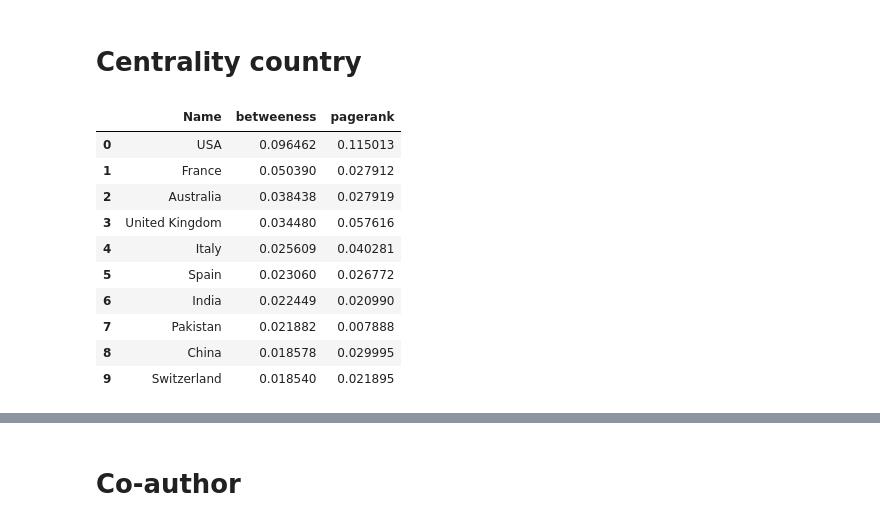
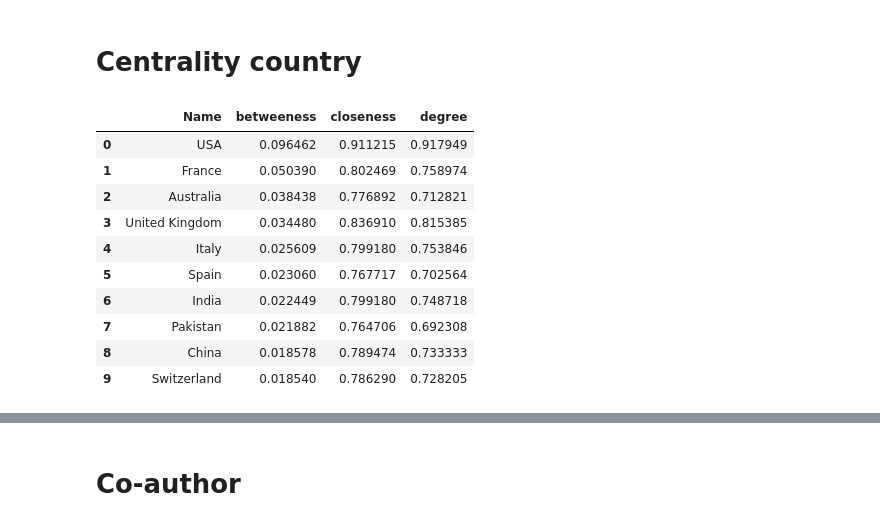
Before and after one commit to schneeboat/ana_2020, a Jupyter notebook: bibliographic_cov19_2020.ipynb, the cells around one changed output, grey strips where cells are left out. Cells and saved outputs as stored; diff of their text form; code cells hidden in the pictures.

```diff
--- a/bibliographic_cov19_2020.ipynb
+++ b/bibliographic_cov19_2020.ipynb
@@ -866,10 +874,13 @@ def centrality(G):
     largest_cc = max(nx.connected_components(G), key=len)
     S = G.subgraph(largest_cc).copy()
     bet_cen = nx.betweenness_centrality(S)
-    pagerank = nx.pagerank(S)
+    deg=nx.degree_centrality(S)
+    clo = nx.closeness_centrality(S)
     betweeness = pd.DataFrame(sorted(bet_cen.items(), key=lambda item: item[1], reverse=True), columns=['Name','betweeness']).reset_index(drop=True)
-    pgrk = pd.DataFrame(sorted(pagerank.items(), key=lambda item: item[1], reverse=True), columns=['Name','pagerank']).reset_index(drop=True)
-    return pd.merge(betweeness,pgrk,on='Name',how='outer').sort_values(by=['betweeness','pagerank'], ascending=False).head(10)
+    closeness = pd.DataFrame(sorted(clo.items(), key=lambda item: item[1], reverse=True), columns=['Name','closeness']).reset_index(drop=True)
+    degree = pd.DataFrame(sorted(deg.items(), key=lambda item: item[1], reverse=True), columns=['Name','degree']).reset_index(drop=True)
+    pd1 = pd.merge(betweeness,closeness,on='Name',how='outer').sort_values(by=['betweeness','closeness'], ascending=False).head(10)
+    return pd.merge(pd1, degree,on='Name',how='outer').sort_values(by=['betweeness','closeness','degree'], ascending=False).head(10)
 # %%
 #centrality_au = centrality(nw_author)
 #centrality_au.to_excel('/content/drive/MyDrive/cen_au.xlsx')
@@ -906,19 +905,18 @@ nx.number_connected_components(nw_institute)
 # Centrality country
 # %%
 centrality_country = centrality(nw_country)
-centrality_country.to_excel('/content/drive/MyDrive/cen_cntry.xlsx')
 centrality_country
 # %% [output]
-|  | Name | betweeness | pagerank |
-| 0 | USA | 0.096462 | 0.115013 |
-| 1 | France | 0.050390 | 0.027912 |
-| 2 | Australia | 0.038438 | 0.027919 |
-| 3 | United Kingdom | 0.034480 | 0.057616 |
-| 4 | Italy | 0.025609 | 0.040281 |
-| 5 | Spain | 0.023060 | 0.026772 |
-| 6 | India | 0.022449 | 0.020990 |
-| 7 | Pakistan | 0.021882 | 0.007888 |
-| 8 | China | 0.018578 | 0.029995 |
-| 9 | Switzerland | 0.018540 | 0.021895 |
+|  | Name | betweeness | closeness | degree |
+| 0 | USA | 0.096462 | 0.911215 | 0.917949 |
+| 1 | France | 0.050390 | 0.802469 | 0.758974 |
+| 2 | Australia | 0.038438 | 0.776892 | 0.712821 |
+| 3 | United Kingdom | 0.034480 | 0.836910 | 0.815385 |
+| 4 | Italy | 0.025609 | 0.799180 | 0.753846 |
+| 5 | Spain | 0.023060 | 0.767717 | 0.702564 |
+| 6 | India | 0.022449 | 0.799180 | 0.748718 |
+| 7 | Pakistan | 0.021882 | 0.764706 | 0.692308 |
+| 8 | China | 0.018578 | 0.789474 | 0.733333 |
+| 9 | Switzerland | 0.018540 | 0.786290 | 0.728205 |
 # %%
 nx.number_connected_components(nw_country)
```
Also changed, not shown: parts of 63 cells of this notebook.
